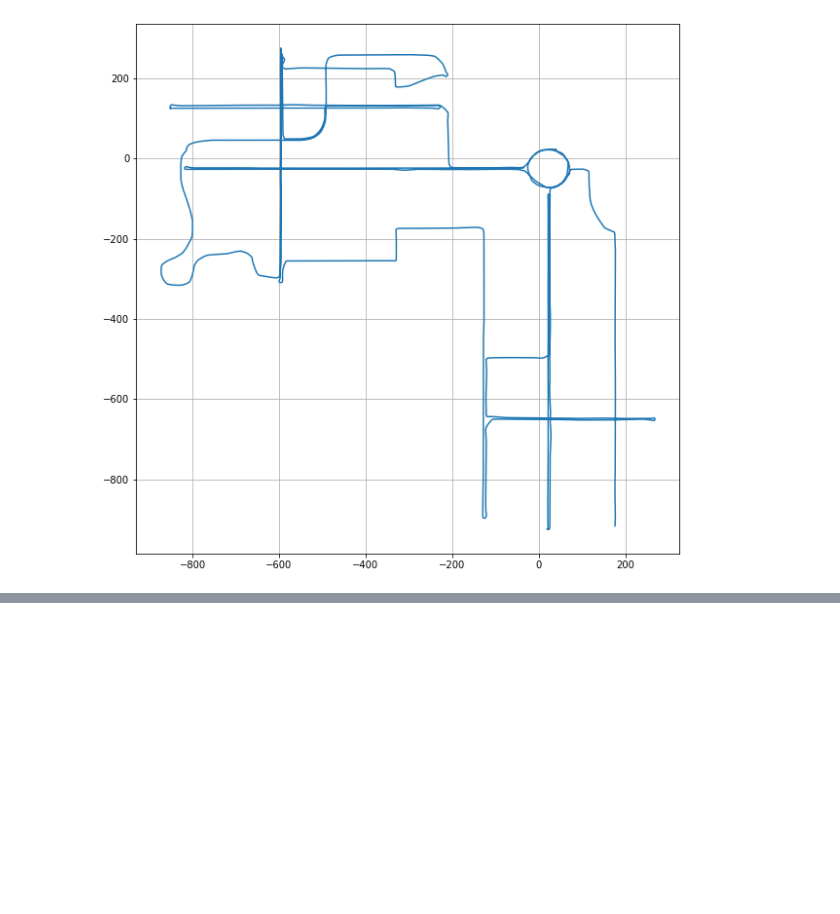
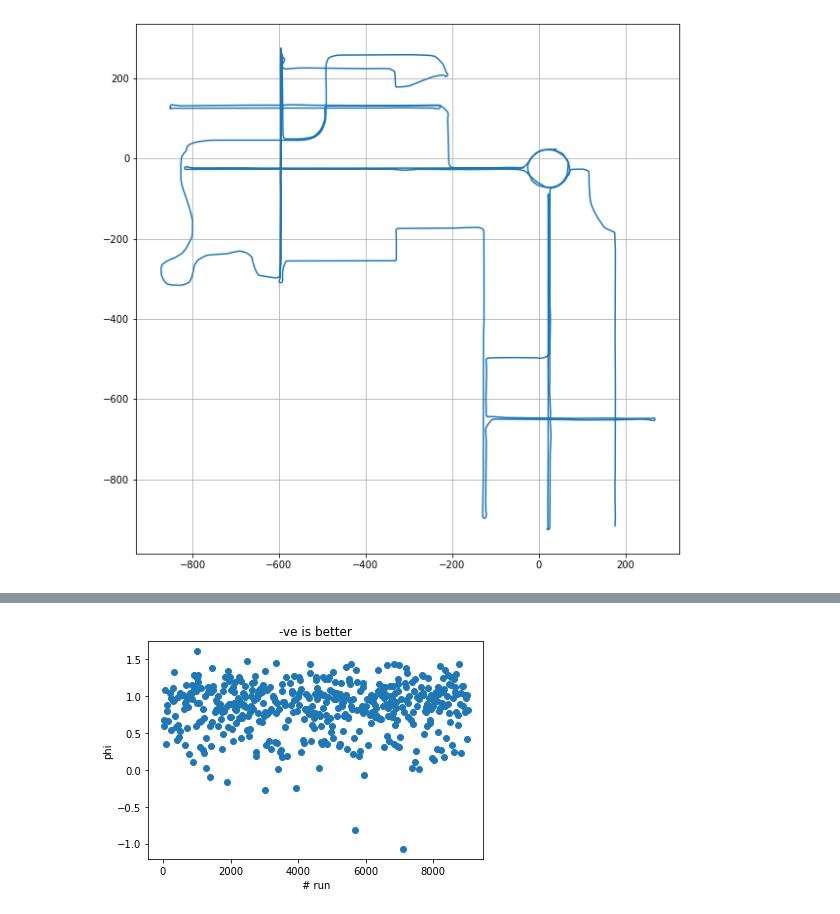
Before and after one commit to sanketh1691/Don-t-Crash, a Jupyter notebook: DQN Reward.ipynb, the cells around one changed output, grey strips where cells are left out. Saved outputs shown, nothing was run; the diff lists cells and outputs as text; code cells hidden in the pictures; blank space fills up the shorter version.

```diff
--- a/DQN Reward.ipynb
+++ b/DQN Reward.ipynb
@@ -78,0 +129,16 @@ ax.grid()
+# %%
+def car2pol(x,y):
+    rho = np.sqrt(x**2 + y**2)
+    phi = np.arctan2(y, x)
+    return(rho, phi)
+# %%
+this_df = dqn_df2
+lr_idx = this_df[(this_df.x == 0) & (this_df.reward == 0)].index
+lr_phi = [car2pol(i,j)[1] for i,j in zip(this_df.iloc[lr_idx-1].x,this_df.iloc[lr_idx-1].y)]
+plt.scatter(list(lr_idx), lr_phi)
+plt.xlabel('# run')
+plt.ylabel('phi')
+plt.title ('-ve is better')
+plt.show()
+# %% [output]
+[figure, added]
```
Also changed, not shown: parts of 14 cells of this notebook, 6 other files.
